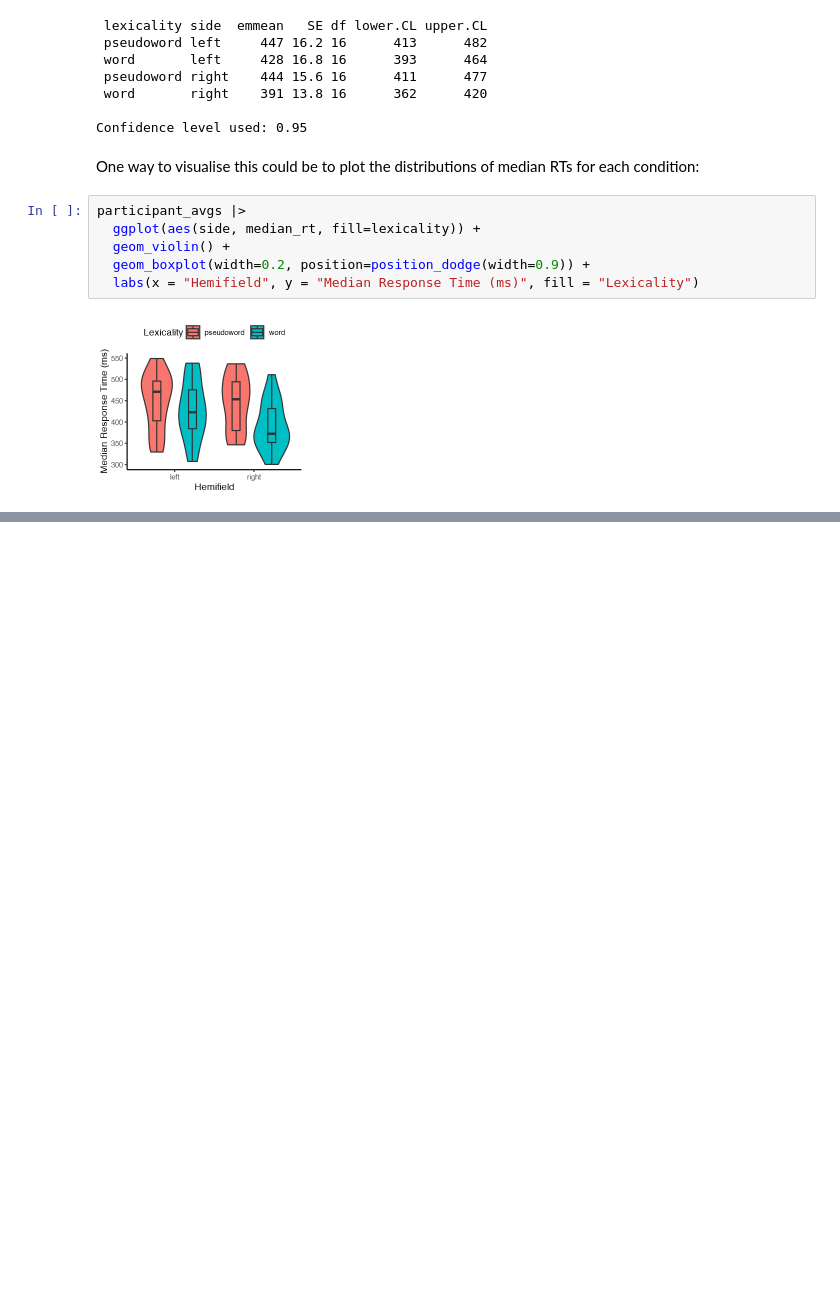
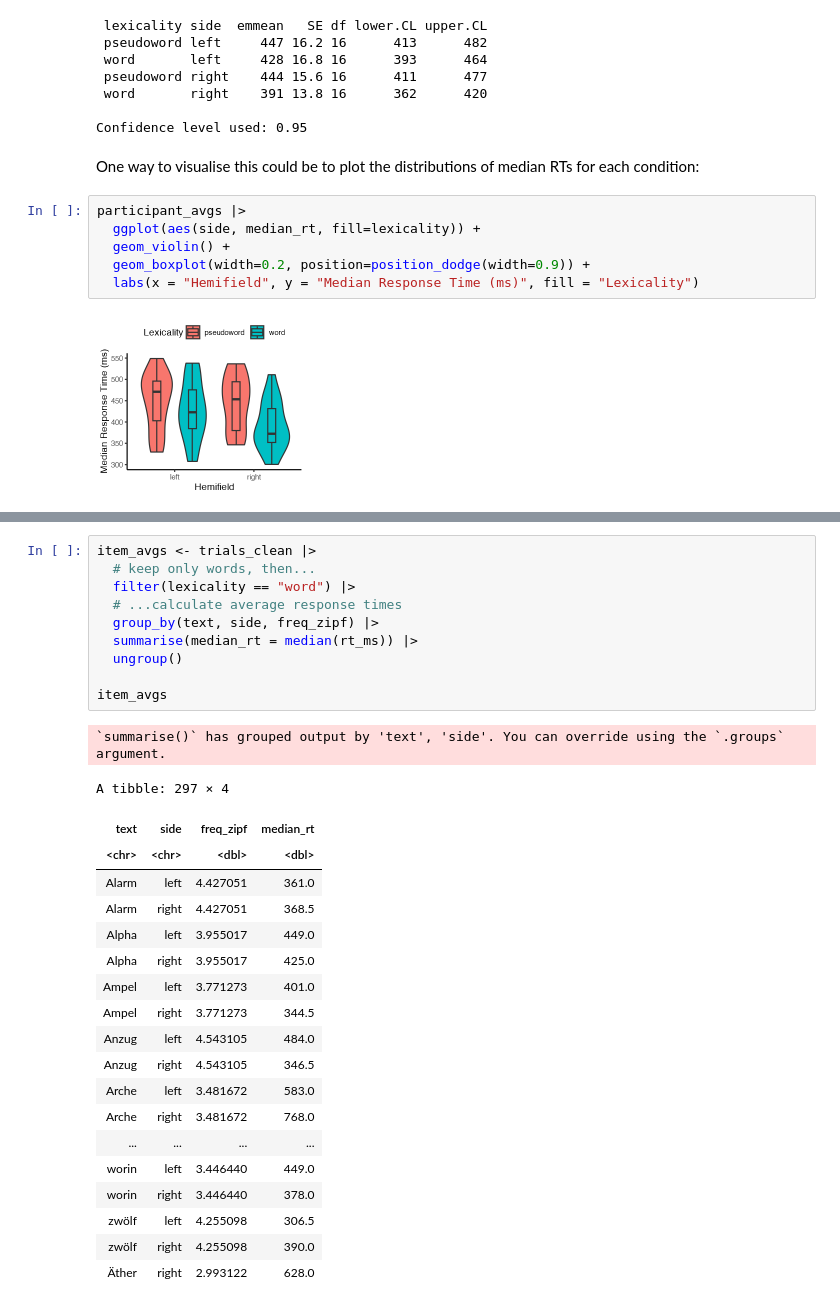
Before and after one commit to JackEdTaylor/expra-wise26, a Jupyter notebook: lecture/demo/demo_analyse.ipynb, the cells around one changed output, grey strips where cells are left out. Cells and saved outputs as stored; diff of their text form; blank space fills up the shorter version.

```diff
--- a/lecture/demo/demo_analyse.ipynb
+++ b/lecture/demo/demo_analyse.ipynb
@@ -578,0 +586,31 @@ participant_avgs |>
+# %%
+item_avgs <- trials_clean |>
+  # keep only words, then...
+  filter(lexicality == "word") |>
+  # ...calculate average response times
+  group_by(text, side, freq_zipf) |>
+  summarise(median_rt = median(rt_ms)) |>
+  ungroup()
+
+item_avgs
+# %% [output]
+`summarise()` has grouped output by 'text', 'side'. You can override using the `.groups` argument.
+A tibble: 297 × 4
+| text | side | freq_zipf | median_rt |
+| <chr> | <chr> | <dbl> | <dbl> |
+| Alarm | left | 4.427051 | 361.0 |
+| Alarm | right | 4.427051 | 368.5 |
+| Alpha | left | 3.955017 | 449.0 |
+| Alpha | right | 3.955017 | 425.0 |
+| Ampel | left | 3.771273 | 401.0 |
+| Ampel | right | 3.771273 | 344.5 |
+| Anzug | left | 4.543105 | 484.0 |
+| Anzug | right | 4.543105 | 346.5 |
+| Arche | left | 3.481672 | 583.0 |
+| Arche | right | 3.481672 | 768.0 |
+| ... | ... | ... | ... |
+| worin | left | 3.446440 | 449.0 |
+| worin | right | 3.446440 | 378.0 |
+| zwölf | left | 4.255098 | 306.5 |
+| zwölf | right | 4.255098 | 390.0 |
+| Äther | right | 2.993122 | 628.0 |
```
Also changed, not shown: parts of 9 cells of this notebook.
